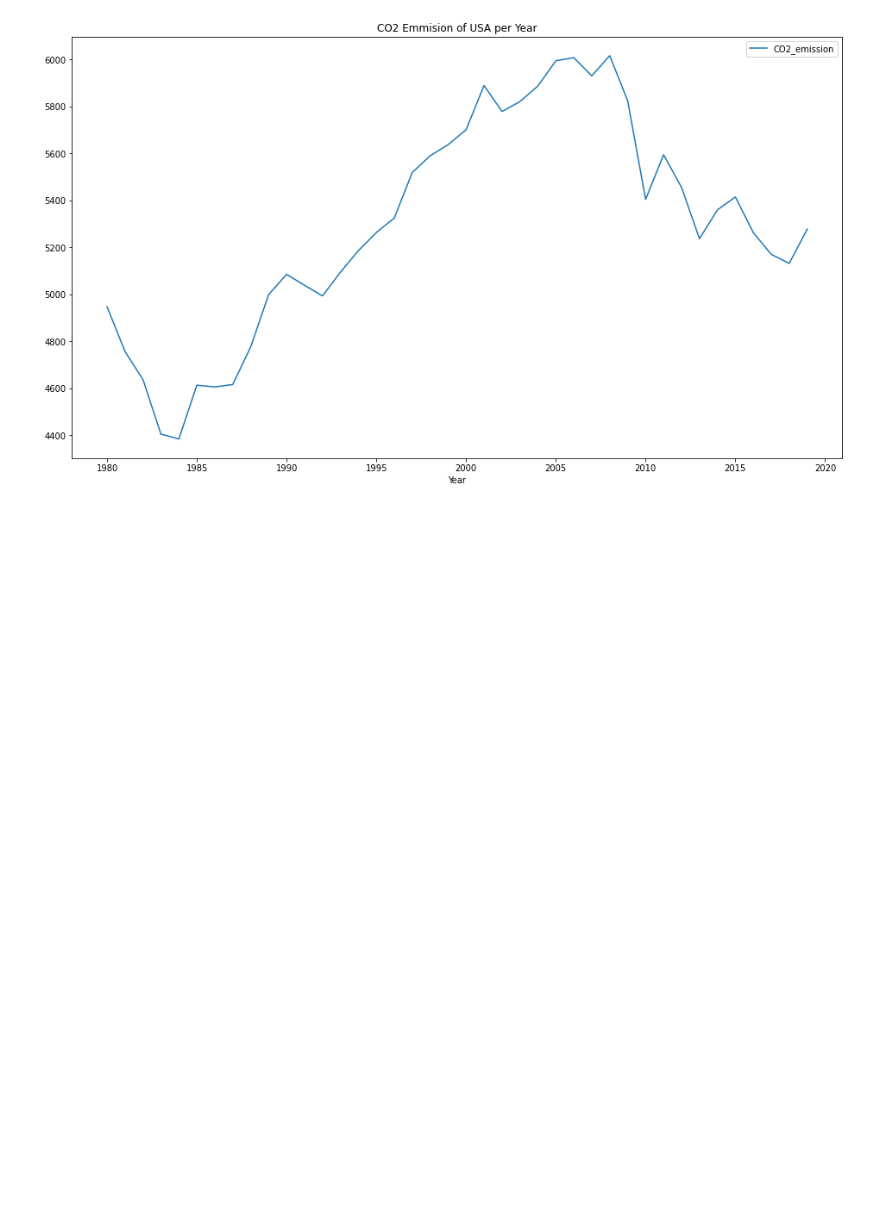
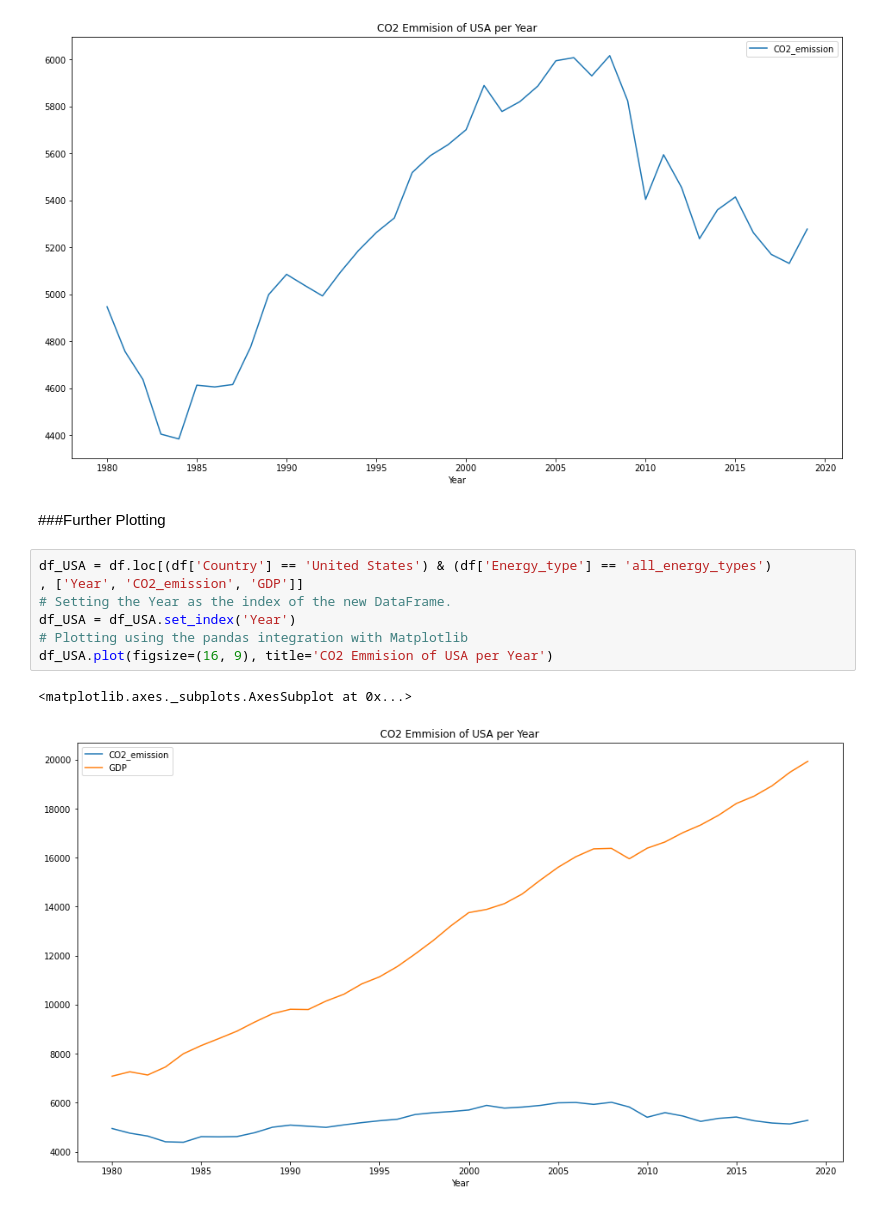
Before and after one commit to muscak/Basics, a Jupyter notebook: Pandas_Basics.ipynb, the cells around one changed output. Cells and saved outputs as stored; diff of their text form; blank space fills up the shorter version.

```diff
--- a/Pandas_Basics.ipynb
+++ b/Pandas_Basics.ipynb
@@ -780,3 +780,15 @@ df_USA.plot(figsize=(16, 9), title='CO2 Emmision of USA per Year')
 # %% [output]
 <matplotlib.axes._subplots.AxesSubplot at 0x...>
 [figure]
+# %% [markdown]
+###Further Plotting
+# %%
+df_USA = df.loc[(df['Country'] == 'United States') & (df['Energy_type'] == 'all_energy_types')
+, ['Year', 'CO2_emission', 'GDP']]
+# Setting the Year as the index of the new DataFrame.
+df_USA = df_USA.set_index('Year')
+# Plotting using the pandas integration with Matplotlib
+df_USA.plot(figsize=(16, 9), title='CO2 Emmision of USA per Year')
+# %% [output]
+<matplotlib.axes._subplots.AxesSubplot at 0x...>
+[figure, added]
```
Also changed, not shown: parts of 1 cell of this notebook.
